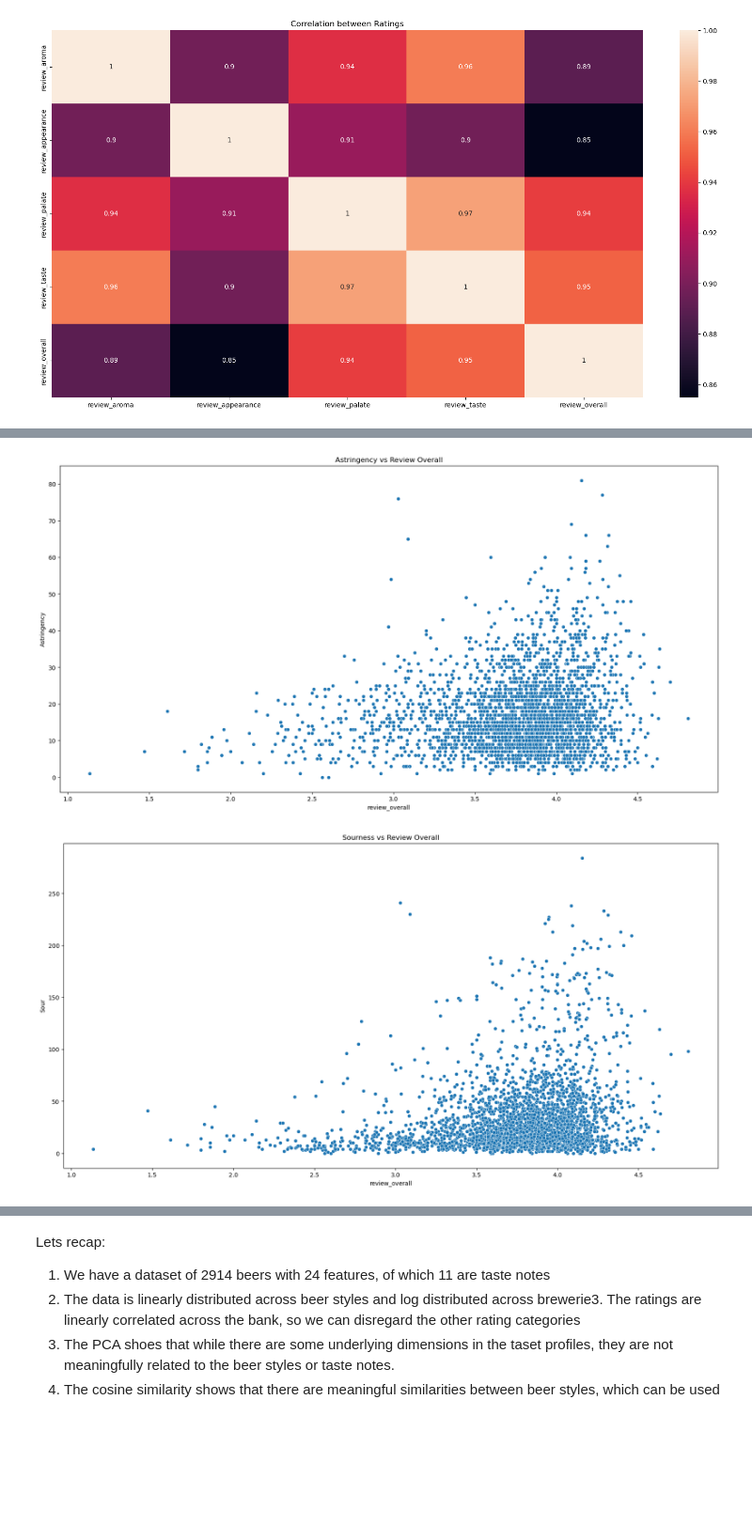
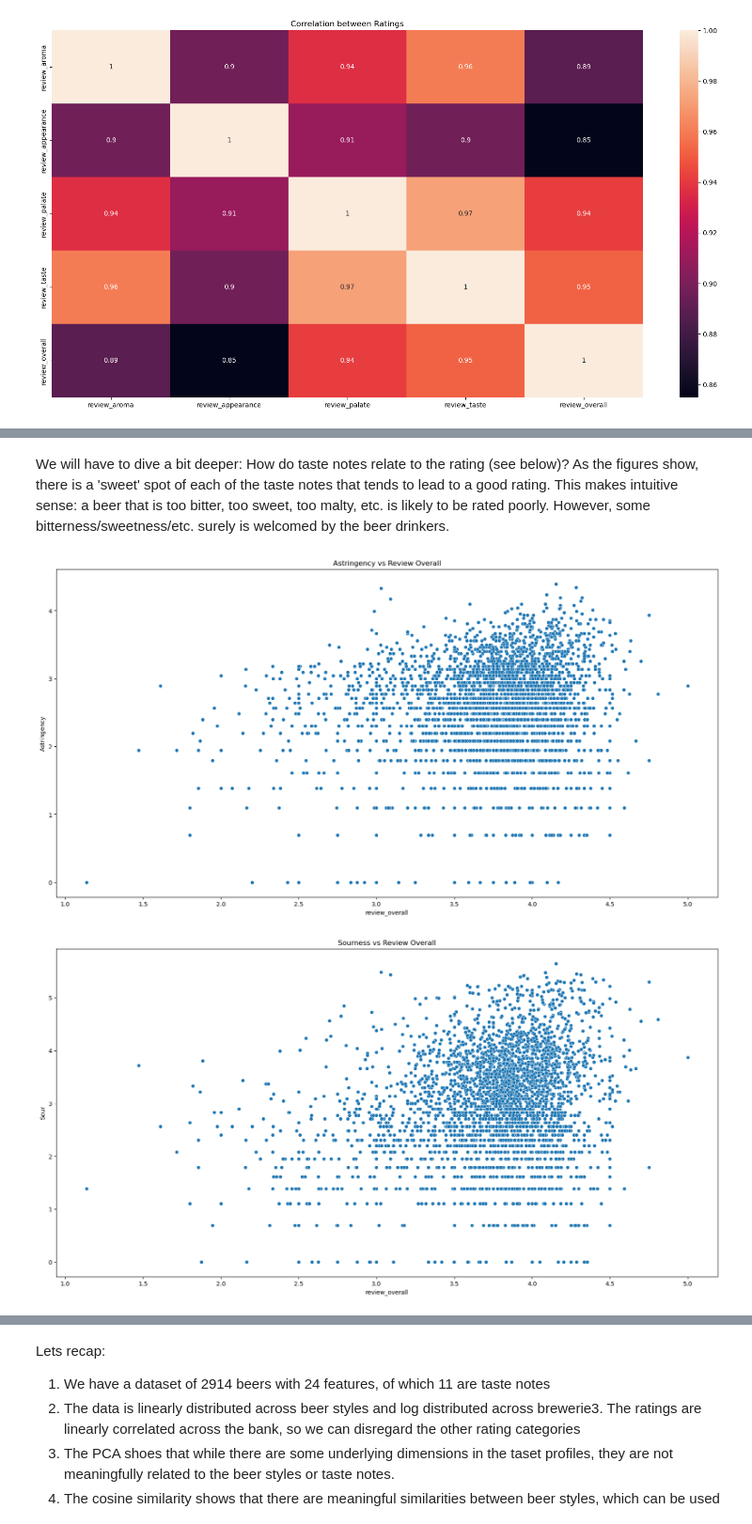
Before and after one commit to MoritzMuller/Portfolio2_ML_prediction, a Jupyter notebook: 02_Viz_Exploration.ipynb, the cells around one changed output, grey strips where cells are left out. Shown at 94% size. Drawn from its saved outputs; the diff is of its cells as text; code cells hidden in the pictures; blank space fills up the shorter version.

```diff
--- a/02_Viz_Exploration.ipynb
+++ b/02_Viz_Exploration.ipynb
@@ -98,0 +105,20 @@ Text(0.5, 1.0, 'Correlation between Ratings')
+# %%
+tastenotes = data.iloc[:, [8,
+                          9,
+                          10,
+                          11,
+                          12,
+                          13,
+                          14,
+                          15,
+                          16,
+                          17,
+                          18, 24]]
+
+# vizualize the distribution of these variables. Are they normally distributed?
+plt.figure(figsize=(20, 10))
+sns.displot(tastenotes.iloc[:,0], kde=False)
+sns.displot(tastenotes.iloc[:,1], kde=False)
+sns.displot(tastenotes.iloc[:,2], kde=False)
+# there is a left tail to the distribution of the variables. Let's log transform the variables
+tastenotes.iloc[:,0:11] = np.log(tastenotes.iloc[:,0:11])
@@ -118,16 +152,18 @@ plt.show()  # it does not seem that there are specific taste notes that reviewer
+# %% [markdown]
+We will have to dive a bit deeper: How do taste notes relate to the rating (see below)? As the figures show, there is a 'sweet' spot of each of the taste notes that tends to lead to a good rating. This makes intuitive sense: a beer that is too bitter, too sweet, too malty, etc. is likely to be rated poorly. However, some bitterness/sweetness/etc. surely is welcomed by the beer drinkers.
 # %%
 # How do individual taste notes correlate to the overall rating?
 #plot the the datapoints for Astringency against review_overall to see whether there is a linear relationship
 plt.figure(figsize=(20, 10))
-sns.scatterplot(x='review_overall', y='Astringency', data=data)
+sns.scatterplot(x='review_overall', y='Astringency', data=tastenotes)
 plt.title('Astringency vs Review Overall')
 plt.show()  # there is no linear relationship between Astringency and Review Overall, but good ratings are clustered around a certain range of astringency and the tail end of the distribution tends to correspond to higher values of this taste note
 
 # Do the same for Sourness
 plt.figure(figsize=(20, 10))
-sns.scatterplot(x='review_overall', y='Sour', data=data)
+sns.scatterplot(x='review_overall', y='Sour', data=tastenotes)
 plt.title('Sourness vs Review Overall')
 plt.show() # similar behavior as Astringency
 # %% [output]
-[figure, old version]
+[figure, new version]
-[figure, old version]
+[figure, new version]
```
Also changed, not shown: parts of 13 cells of this notebook, 1 other file.
